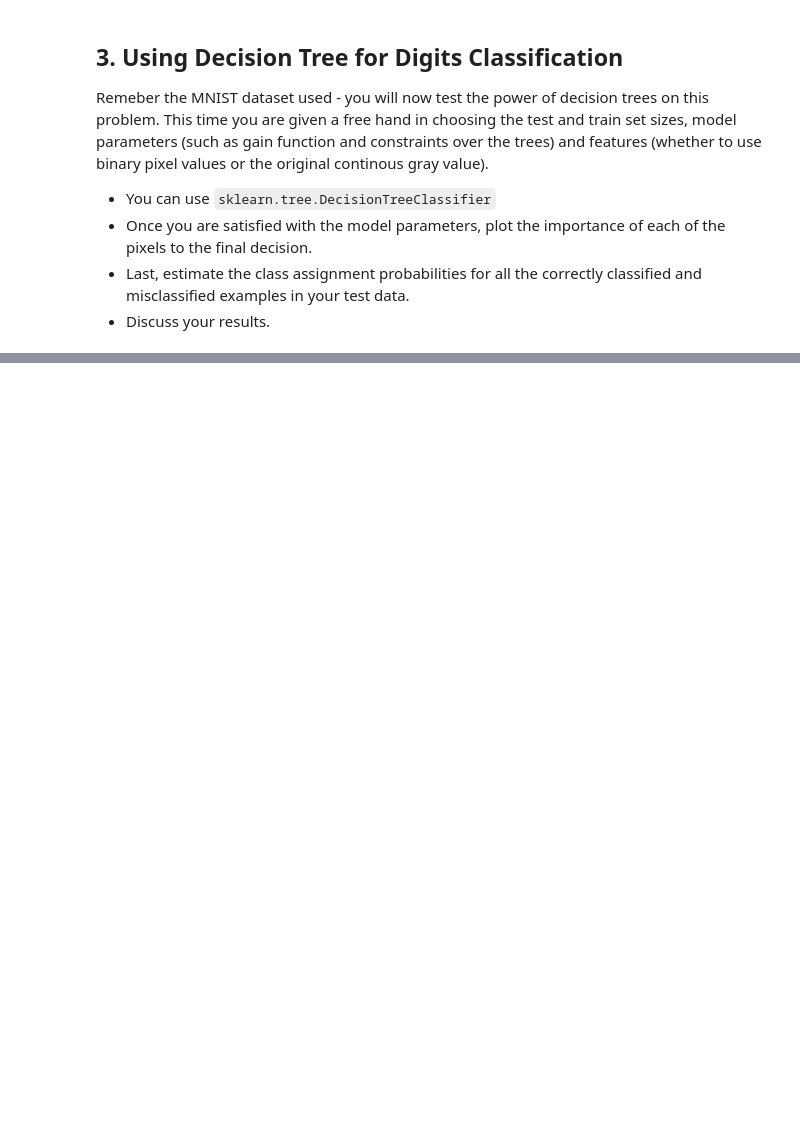
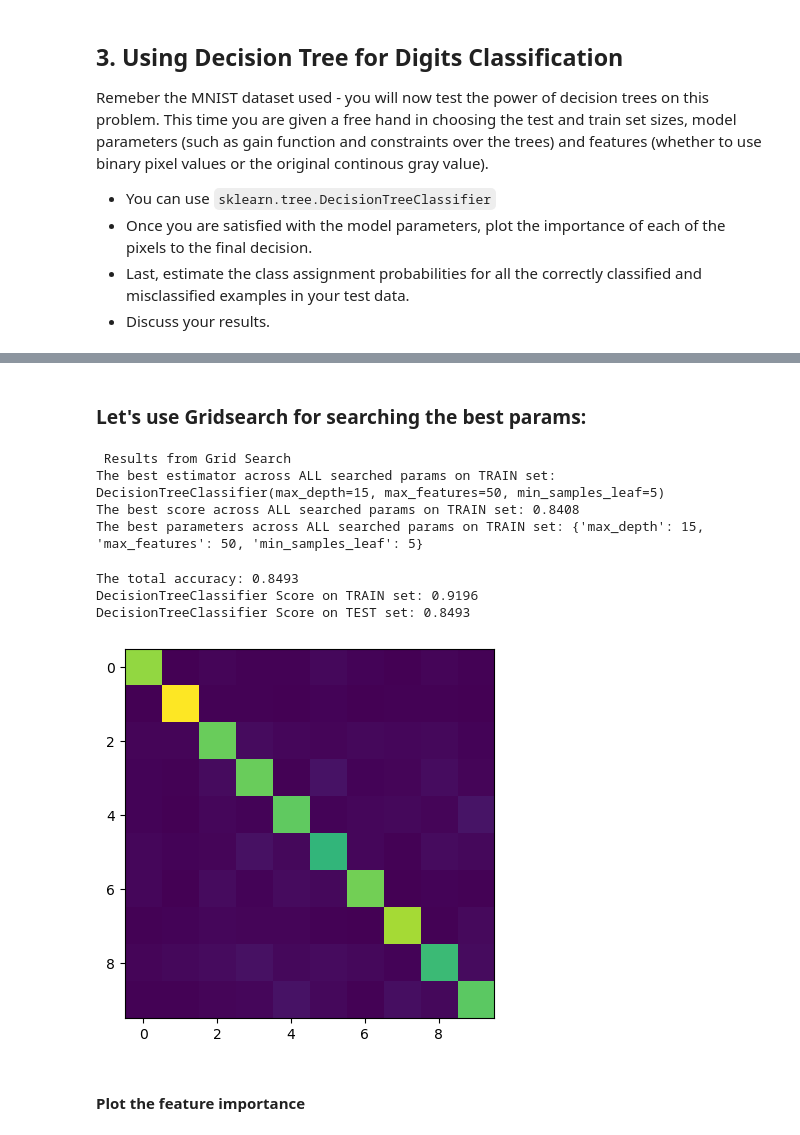
Before and after one commit to tansla/HWs_git, a Jupyter notebook: Decision Trees - Exercise.ipynb, the cells around one changed output, grey strips where cells are left out. Saved outputs shown, nothing was run; the diff lists cells and outputs as text; code cells hidden in the pictures; blank space fills up the shorter version.

```diff
--- a/Decision Trees - Exercise.ipynb
+++ b/Decision Trees - Exercise.ipynb
@@ -301 +326,39 @@ fi = dtc.feature_importances_
+# %% [markdown]
+### Let's use Gridsearch for searching the best params:
+# %%
+from sklearn.model_selection import GridSearchCV
+
+parameters = {'min_samples_leaf': (5,15,30,50,100), 'max_depth': (5,15,30,50), 'max_features':(10,25,50)}
+
+model = DecisionTreeClassifier()
+grid_GBC = GridSearchCV(model, parameters)
+grid_GBC.fit(X_train, y_train)
+
+best_params = grid_GBC.best_params_
+
+print(" Results from Grid Search " )
+print(f'The best estimator across ALL searched params on TRAIN set: {grid_GBC.best_estimator_}')
+print(f'The best score across ALL searched params on TRAIN set: {grid_GBC.best_score_:.4f}')
+print(f'The best parameters across ALL searched params on TRAIN set: {best_params}')
+# %% [output]
+ Results from Grid Search
+The best estimator across ALL searched params on TRAIN set: DecisionTreeClassifier(max_depth=15, max_features=50, min_samples_leaf=5)
+The best score across ALL searched params on TRAIN set: 0.8408
+The best parameters across ALL searched params on TRAIN set: {'max_depth': 15, 'max_features': 50, 'min_samples_leaf': 5}
+# %%
+dtc = DecisionTreeClassifier(max_depth=best_params['max_depth'], min_samples_leaf=best_params['min_samples_leaf'], max_features=best_params['max_features'])
+dtc.fit(X_train, y_train)
+y_pred = dtc.predict(X_test)
+matrix = confusion_matrix(y_test, y_pred)
+plt.imshow(matrix)
+print(f'The total accuracy: {np.trace(matrix)/ matrix.sum():.4f}')
+print(f'DecisionTreeClassifier Score on TRAIN set: {dtc.score(X_train, y_train):.4}')
+print(f'DecisionTreeClassifier Score on TEST set: {dtc.score(X_test, y_test):.4}')
+# %% [output]
+The total accuracy: 0.8493
+DecisionTreeClassifier Score on TRAIN set: 0.9196
+DecisionTreeClassifier Score on TEST set: 0.8493
+[figure, added]
+# %% [markdown]
+#### Plot the feature importance
 # %%
```
Also changed, not shown: parts of 31 cells of this notebook.
